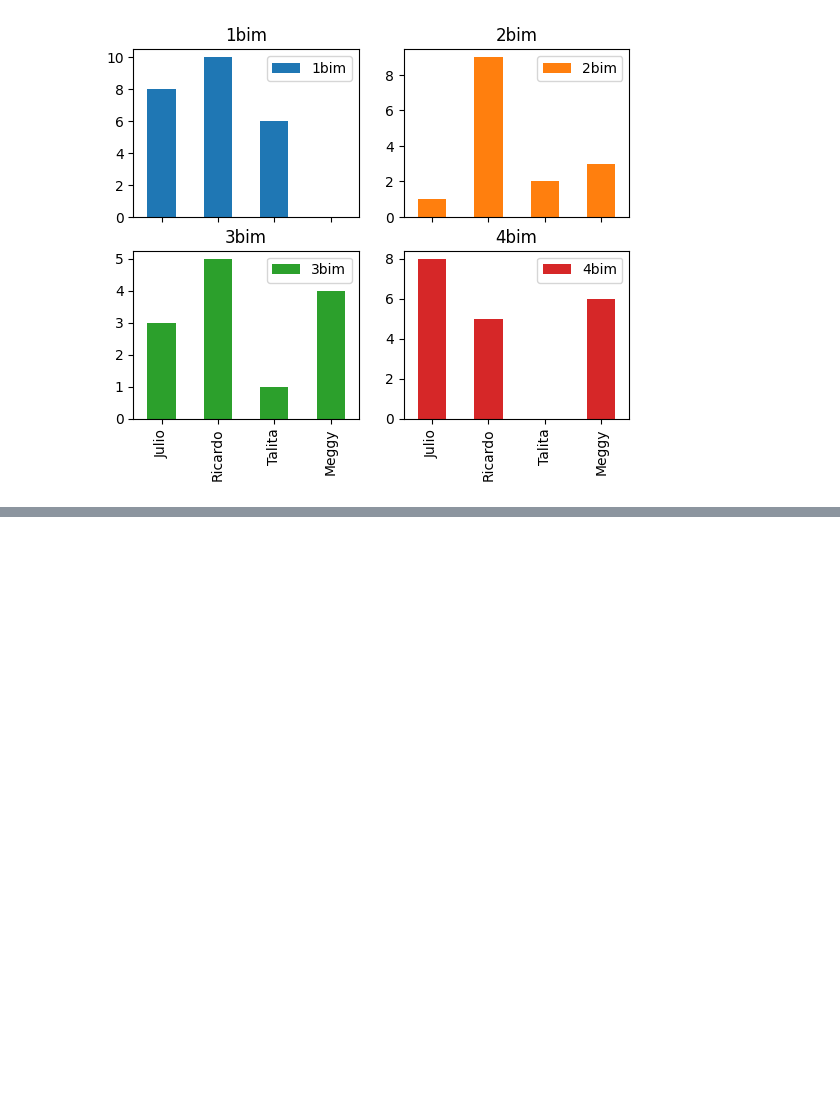
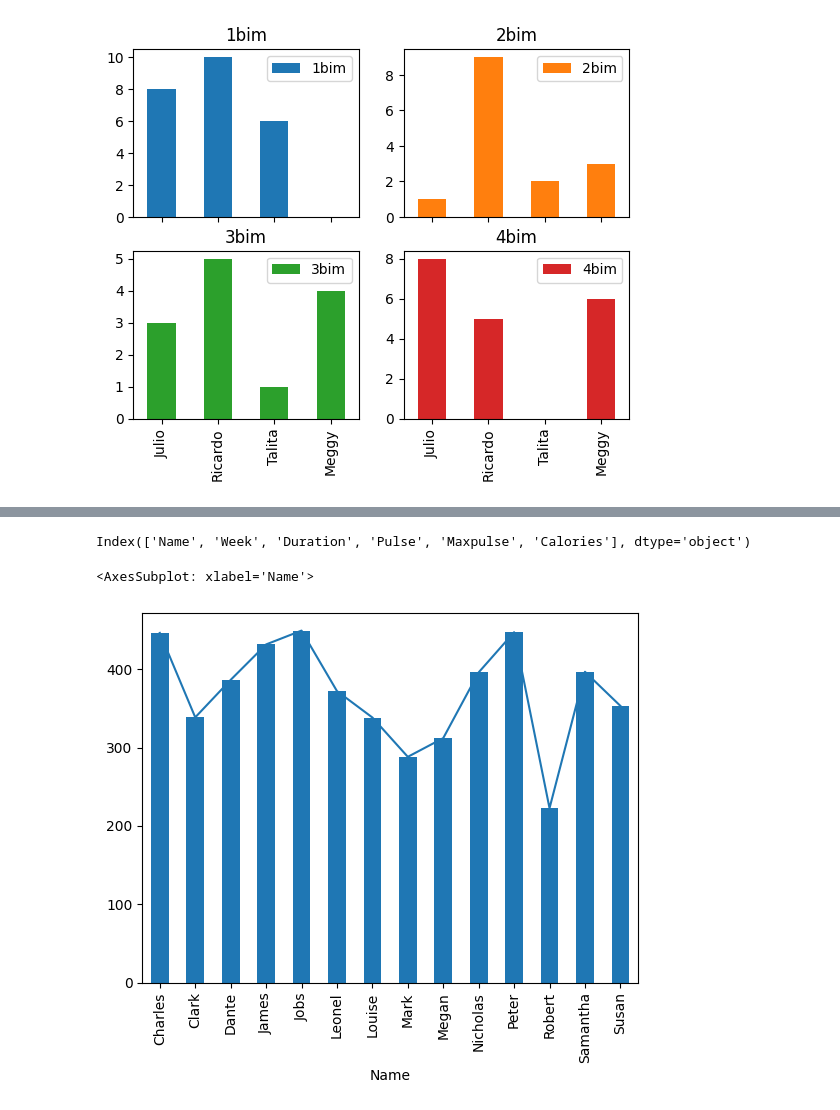
Before and after one commit to ElBulidur/t14241, a Jupyter notebook: aula_04/__main__.ipynb, the cells around one changed output, grey strips where cells are left out. Drawn from its saved outputs; the diff is of its cells as text; code cells hidden in the pictures; blank space fills up the shorter version.

```diff
--- a/aula_04/__main__.ipynb
+++ b/aula_04/__main__.ipynb
@@ -120,0 +136,11 @@ ax4 = df2.plot.bar(stacked=True, subplots=True, layout=(2,2))
+# %%
+df3.columns
+# %% [output]
+Index(['Name', 'Week', 'Duration', 'Pulse', 'Maxpulse', 'Calories'], dtype='object')
+# %%
+df4 = df3.groupby(['Name'])['Calories'].mean()
+df4.plot()
+df4.plot.bar()
+# %% [output]
+<AxesSubplot: xlabel='Name'>
+[figure, added]
```
Also changed, not shown: parts of 3 cells of this notebook, 2 other files.
